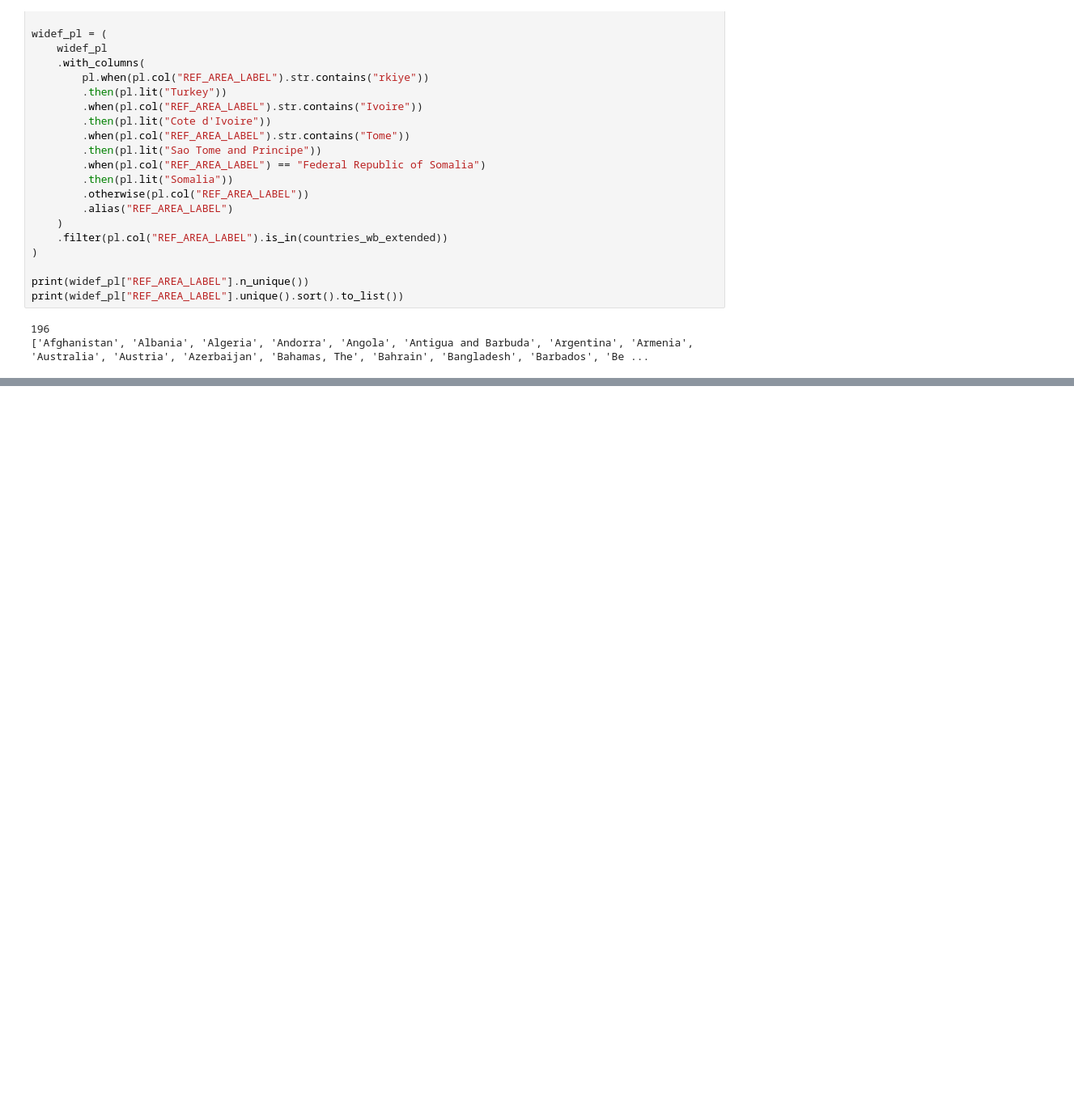
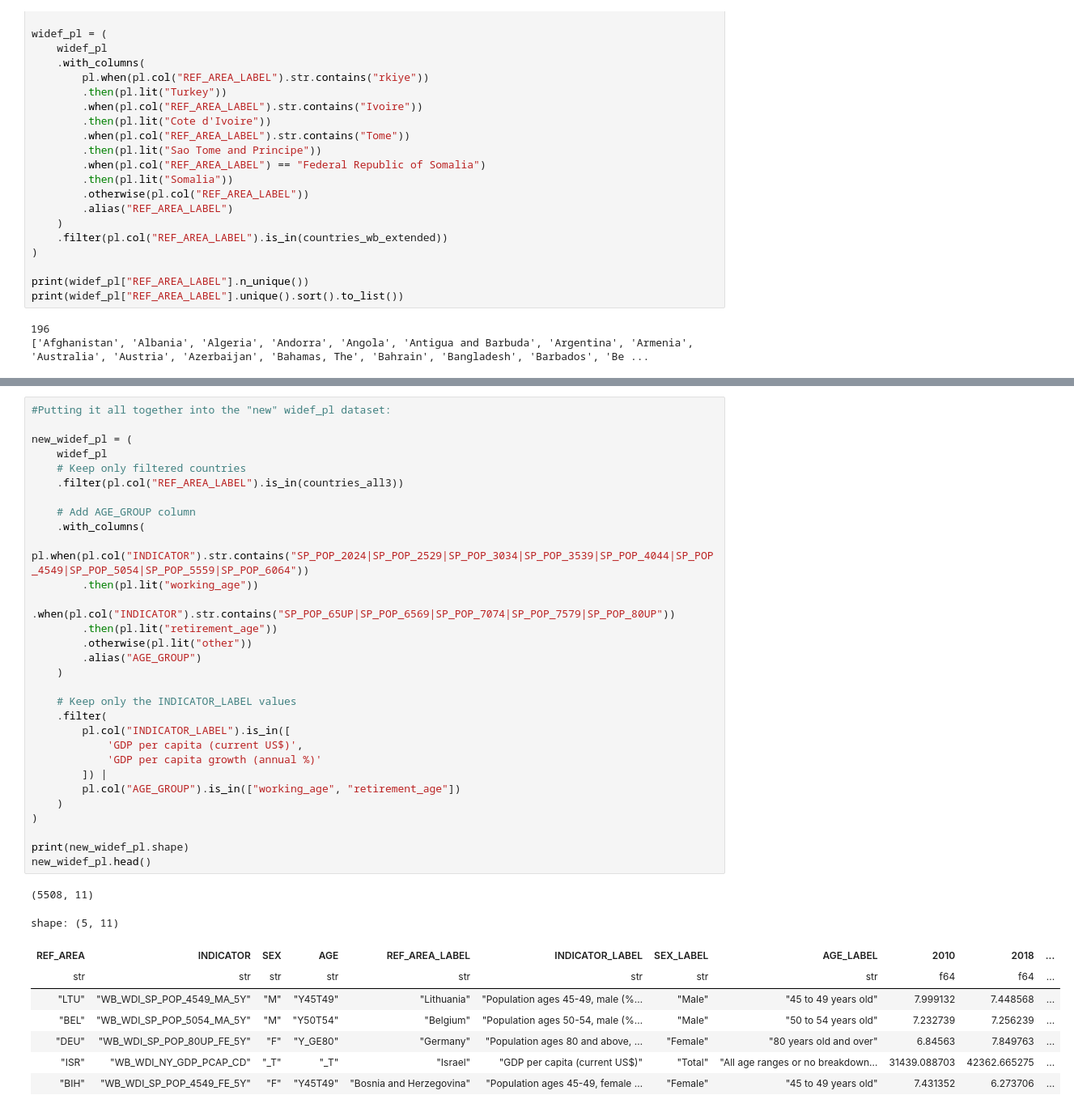
Before and after one commit to rachelv2/first_project, a Jupyter notebook: notebooks/data_cleaning_beatriz.ipynb, the cells around one changed output, grey strips where cells are left out. Shown at 81% size. Drawn from its saved outputs; the diff is of its cells as text; blank space fills up the shorter version.

```diff
--- a/notebooks/data_cleaning_beatriz.ipynb
+++ b/notebooks/data_cleaning_beatriz.ipynb
@@ -197,0 +198,40 @@ print(widef_pl["REF_AREA_LABEL"].unique().sort().to_list())
+# %%
+#Putting it all together into the "new" widef_pl dataset:
+
+new_widef_pl = (
+    widef_pl
+    # Keep only filtered countries
+    .filter(pl.col("REF_AREA_LABEL").is_in(countries_all3))
+
+    # Add AGE_GROUP column
+    .with_columns(
+        pl.when(pl.col("INDICATOR").str.contains("SP_POP_2024|SP_POP_2529|SP_POP_3034|SP_POP_3539|SP_POP_4044|SP_POP_4549|SP_POP_5054|SP_POP_5559|SP_POP_6064"))
+        .then(pl.lit("working_age"))
+        .when(pl.col("INDICATOR").str.contains("SP_POP_65UP|SP_POP_6569|SP_POP_7074|SP_POP_7579|SP_POP_80UP"))
+        .then(pl.lit("retirement_age"))
+        .otherwise(pl.lit("other"))
+        .alias("AGE_GROUP")
+    )
+
+    # Keep only the INDICATOR_LABEL values
+    .filter(
+        pl.col("INDICATOR_LABEL").is_in([
+            'GDP per capita (current US$)',
+            'GDP per capita growth (annual %)'
+        ]) |
+        pl.col("AGE_GROUP").is_in(["working_age", "retirement_age"])
+    )
+)
+
+print(new_widef_pl.shape)
+new_widef_pl.head()
+# %% [output]
+(5508, 11)
+shape: (5, 11)
+| REF_AREA | INDICATOR | SEX | AGE | REF_AREA_LABEL | INDICATOR_LABEL | SEX_LABEL | AGE_LABEL | 2010 | 2018 | ... |
+| str | str | str | str | str | str | str | str | f64 | f64 | ... |
+| "LTU" | "WB_WDI_SP_POP_4549_MA_5Y" | "M" | "Y45T49" | "Lithuania" | "Population ages 45-49, male (%… | "Male" | "45 to 49 years old" | 7.999132 | 7.448568 | ... |
+| "BEL" | "WB_WDI_SP_POP_5054_MA_5Y" | "M" | "Y50T54" | "Belgium" | "Population ages 50-54, male (%… | "Male" | "50 to 54 years old" | 7.232739 | 7.256239 | ... |
+| "DEU" | "WB_WDI_SP_POP_80UP_FE_5Y" | "F" | "Y_GE80" | "Germany" | "Population ages 80 and above, … | "Female" | "80 years old and over" | 6.84563 | 7.849763 | ... |
+| "ISR" | "WB_WDI_NY_GDP_PCAP_CD" | "_T" | "_T" | "Israel" | "GDP per capita (current US$)" | "Total" | "All age ranges or no breakdown… | 31439.088703 | 42362.665275 | ... |
+| "BIH" | "WB_WDI_SP_POP_4549_FE_5Y" | "F" | "Y45T49" | "Bosnia and Herzegovina" | "Population ages 45-49, female … | "Female" | "45 to 49 years old" | 7.431352 | 6.273706 | ... |
```
Also changed, not shown: parts of 15 cells of this notebook, 1 other file.
